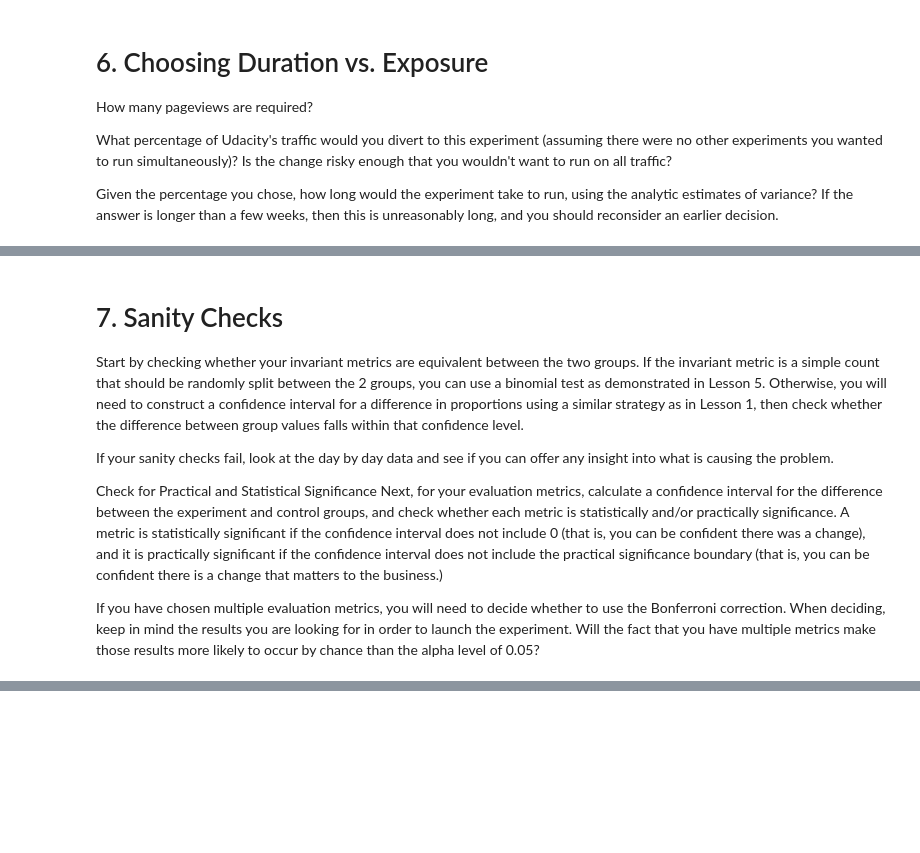
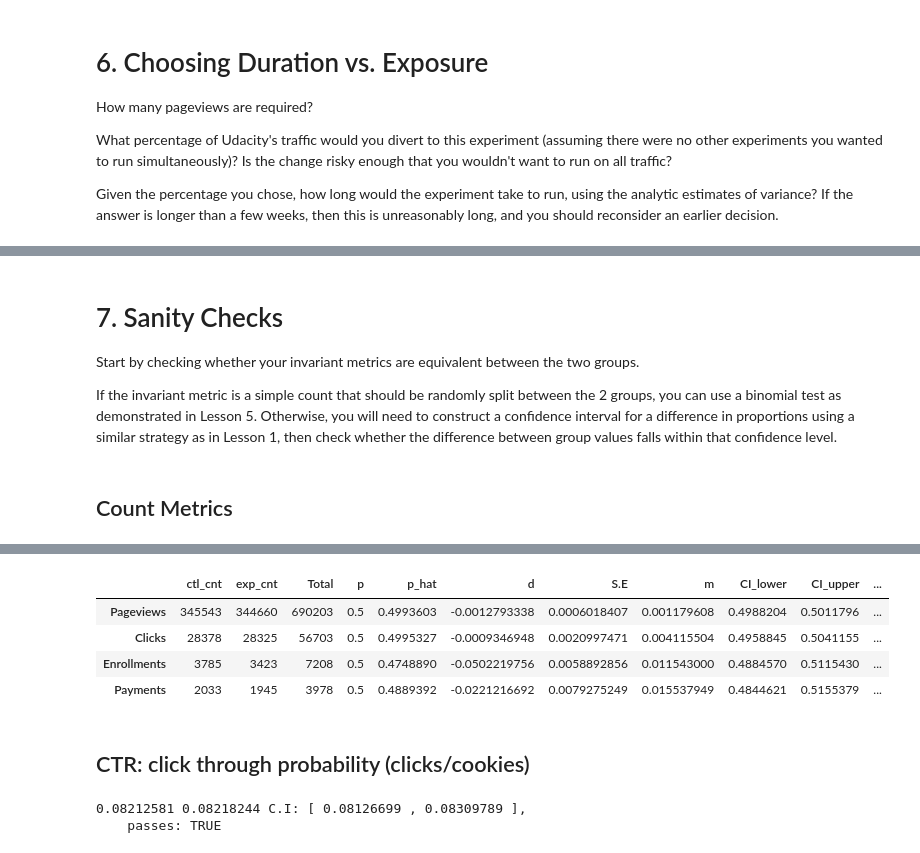
Before and after one commit to wangyiqun527/A-B-test, a Jupyter notebook: Final_Project.ipynb, the cells around one changed output, grey strips where cells are left out. Saved outputs shown, nothing was run; the diff lists cells and outputs as text; code cells hidden in the pictures; blank space fills up the shorter version.

```diff
--- a/Final_Project.ipynb
+++ b/Final_Project.ipynb
@@ -169,0 +204,10 @@ The meaning of each column is:
+# %%
+Control = readxl::read_excel("Final Project Results.xlsx", sheet="Control")
+Experiment = readxl::read_excel("Final Project Results.xlsx", sheet="Experiment")
+
+ctl_cnt = sapply(Control[,2:5], function(x) sum(x, na.rm=T))
+exp_cnt = sapply(Experiment[,2:5], function(x) sum(x, na.rm=T))
+
+results = data.table(cbind(ctl_cnt, exp_cnt))
+rownames(results) = names(Control)[2:5]
+results
@@ -170,10 +220,20 @@ The meaning of each column is:
 # %% [markdown]
 # 7. Sanity Checks
-Start by checking whether your invariant metrics are equivalent between the two groups. If the invariant metric is a simple count that should be randomly split between the 2 groups, you can use a binomial test as demonstrated in Lesson 5. Otherwise, you will need to construct a confidence interval for a difference in proportions using a similar strategy as in Lesson 1, then check whether the difference between group values falls within that confidence level.
+Start by checking whether your invariant metrics are equivalent between the two groups.
 
-If your sanity checks fail, look at the day by day data and see if you can offer any insight into what is causing the problem.
-
-Check for Practical and Statistical Significance
-Next, for your evaluation metrics, calculate a confidence interval for the difference between the experiment and control groups, and check whether each metric is statistically and/or practically significance. A metric is statistically significant if the confidence interval does not include 0 (that is, you can be confident there was a change), and it is practically significant if the confidence interval does not include the practical significance boundary (that is, you can be confident there is a change that matters to the business.)
-
-If you have chosen multiple evaluation metrics, you will need to decide whether to use the Bonferroni correction. When deciding, keep in mind the results you are looking for in order to launch the experiment. Will the fact that you have multiple metrics make those results more likely to occur by chance than the alpha level of 0.05?
+If the invariant metric is a simple count that should be randomly split between the 2 groups, you can use a binomial test as demonstrated in Lesson 5. Otherwise, you will need to construct a confidence interval for a difference in proportions using a similar strategy as in Lesson 1, then check whether the difference between group values falls within that confidence level.
+# %% [markdown]
+## Count Metrics
+# %%
+results[, `:=`(Total = ctl_cnt + exp_cnt,
+               p = 0.5,
+               p_hat = exp_cnt/(ctl_cnt + exp_cnt),
+               d = (exp_cnt-ctl_cnt)/(ctl_cnt + exp_cnt)
+              )]
+results[, S.E:=sqrt(p*(1-p)/Total)]
+results[, m:=1.96*S.E]
+results[, `:=`(CI_lower = p-m,
+               CI_upper = p+m)]
+results[, Pass.Sanity:=p_hat>=p-m & p_hat <= p+m]
+results
+# %% [output]
@@ -179,0 +242,20 @@ If you have chosen multiple evaluation metrics, you will need to decide whether
+|  | ctl_cnt | exp_cnt | Total | p | p_hat | d | S.E | m | CI_lower | CI_upper | ... |
+| Pageviews | 345543 | 344660 | 690203 | 0.5 | 0.4993603 | -0.0012793338 | 0.0006018407 | 0.001179608 | 0.4988204 | 0.5011796 | ... |
+| Clicks | 28378 | 28325 | 56703 | 0.5 | 0.4995327 | -0.0009346948 | 0.0020997471 | 0.004115504 | 0.4958845 | 0.5041155 | ... |
+| Enrollments | 3785 | 3423 | 7208 | 0.5 | 0.4748890 | -0.0502219756 | 0.0058892856 | 0.011543000 | 0.4884570 | 0.5115430 | ... |
+| Payments | 2033 | 1945 | 3978 | 0.5 | 0.4889392 | -0.0221216692 | 0.0079275249 | 0.015537949 | 0.4844621 | 0.5155379 | ... |
+# %% [markdown]
+## CTR: click through probability (clicks/cookies)
+# %%
+phat_ctl = results[2,ctl_cnt]/results[1,ctl_cnt]
+phat_exp = results[2,exp_cnt]/results[1,exp_cnt]
+
+SE =sqrt(phat_ctl*(1-phat_ctl)/results[1,ctl_cnt])
+m = 1.96*SE
+lower = phat_exp-m
+upper = phat_exp+m
+cat(phat_ctl,phat_exp, 'C.I: [',lower,',', upper,'],
+    passes:',  phat_exp<upper & phat_exp> lower)
+# %% [output]
+0.08212581 0.08218244 C.I: [ 0.08126699 , 0.08309789 ],
+    passes: TRUE
```
Also changed, not shown: parts of 25 cells of this notebook.
